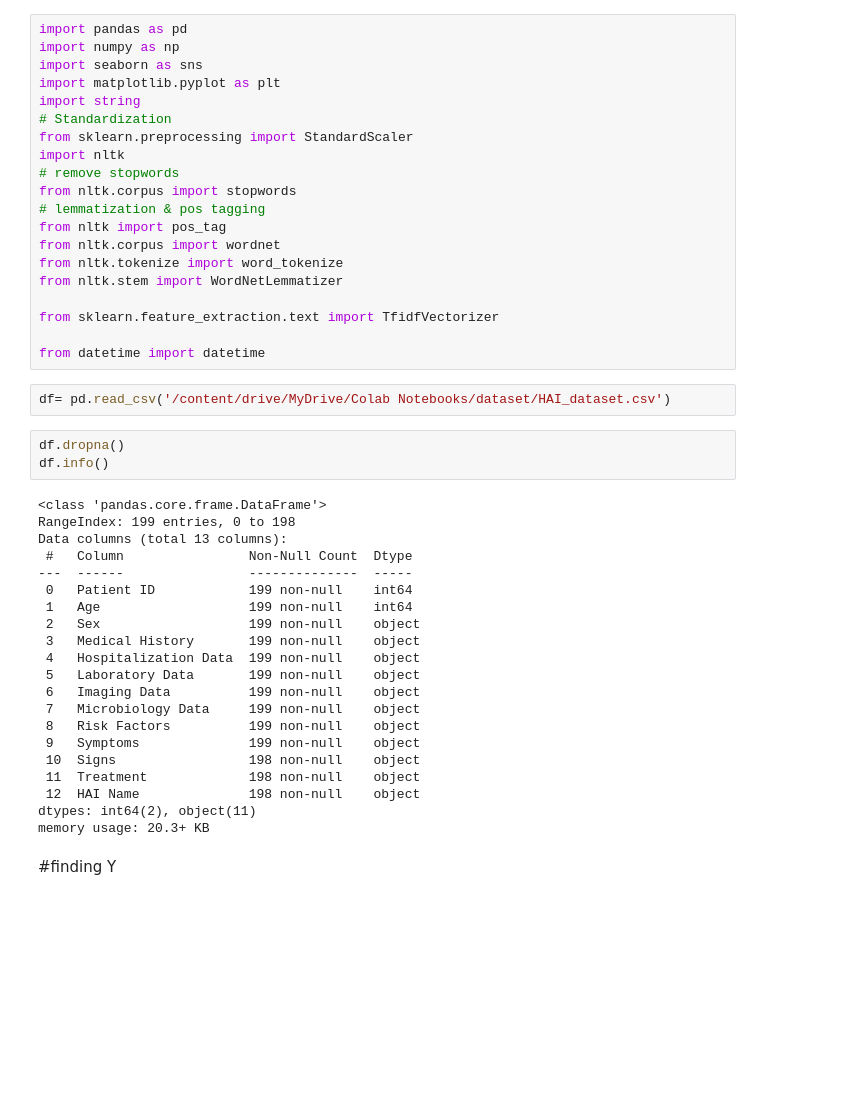
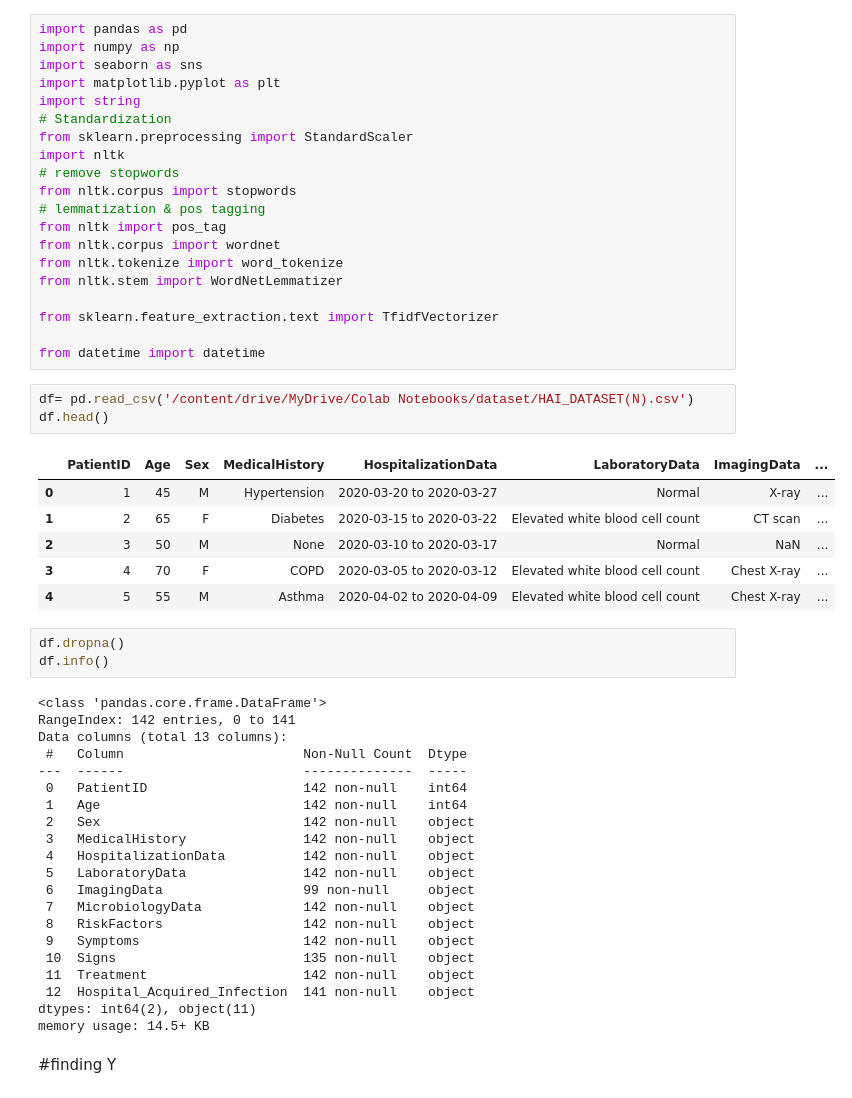
Before and after one commit to Anjali-DA/Symposium-source-code, a Jupyter notebook: hai_prediction_model.ipynb, the cells around one changed output. Saved outputs shown, nothing was run; the diff lists cells and outputs as text; blank space fills up the shorter version.

```diff
--- a/hai_prediction_model.ipynb
+++ b/hai_prediction_model.ipynb
@@ -21,30 +21,38 @@ from sklearn.feature_extraction.text import TfidfVectorizer
 
 from datetime import datetime
 # %%
-df= pd.read_csv('/content/drive/MyDrive/Colab Notebooks/dataset/HAI_dataset.csv')
+df= pd.read_csv('/content/drive/MyDrive/Colab Notebooks/dataset/HAI_DATASET(N).csv')
+df.head()
+# %% [output]
+|  | PatientID | Age | Sex | MedicalHistory | HospitalizationData | LaboratoryData | ImagingData | ... |
+| 0 | 1 | 45 | M | Hypertension | 2020-03-20 to 2020-03-27 | Normal | X-ray | ... |
+| 1 | 2 | 65 | F | Diabetes | 2020-03-15 to 2020-03-22 | Elevated white blood cell count | CT scan | ... |
+| 2 | 3 | 50 | M | None | 2020-03-10 to 2020-03-17 | Normal | NaN | ... |
+| 3 | 4 | 70 | F | COPD | 2020-03-05 to 2020-03-12 | Elevated white blood cell count | Chest X-ray | ... |
+| 4 | 5 | 55 | M | Asthma | 2020-04-02 to 2020-04-09 | Elevated white blood cell count | Chest X-ray | ... |
 # %%
 df.dropna()
 df.info()
 # %% [output]
 <class 'pandas.core.frame.DataFrame'>
-RangeIndex: 199 entries, 0 to 198
+RangeIndex: 142 entries, 0 to 141
 Data columns (total 13 columns):
- #   Column                Non-Null Count  Dtype
----  ------                --------------  -----
- 0   Patient ID            199 non-null    int64
- 1   Age                   199 non-null    int64
- 2   Sex                   199 non-null    object
- 3   Medical History       199 non-null    object
- 4   Hospitalization Data  199 non-null    object
- 5   Laboratory Data       199 non-null    object
- 6   Imaging Data          199 non-null    object
- 7   Microbiology Data     199 non-null    object
- 8   Risk Factors          199 non-null    object
- 9   Symptoms              199 non-null    object
- 10  Signs                 198 non-null    object
- 11  Treatment             198 non-null    object
- 12  HAI Name              198 non-null    object
+ #   Column                       Non-Null Count  Dtype
+---  ------                       --------------  -----
+ 0   PatientID                    142 non-null    int64
+ 1   Age                          142 non-null    int64
+ 2   Sex                          142 non-null    object
+ 3   MedicalHistory               142 non-null    object
+ 4   HospitalizationData          142 non-null    object
+ 5   LaboratoryData               142 non-null    object
+ 6   ImagingData                  99 non-null     object
+ 7   MicrobiologyData             142 non-null    object
+ 8   RiskFactors                  142 non-null    object
+ 9   Symptoms                     142 non-null    object
+ 10  Signs                        135 non-null    object
+ 11  Treatment                    142 non-null    object
+ 12  Hospital_Acquired_Infection  141 non-null    object
 dtypes: int64(2), object(11)
-memory usage: 20.3+ KB
+memory usage: 14.5+ KB
 # %% [markdown]
 #finding Y
```
Also changed, not shown: parts of 30 cells of this notebook.
